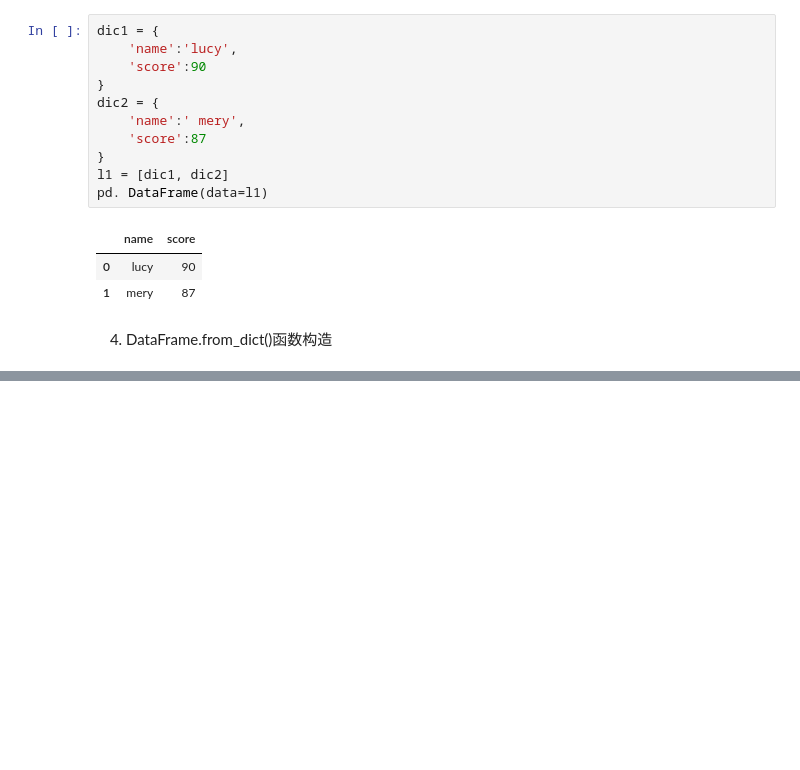
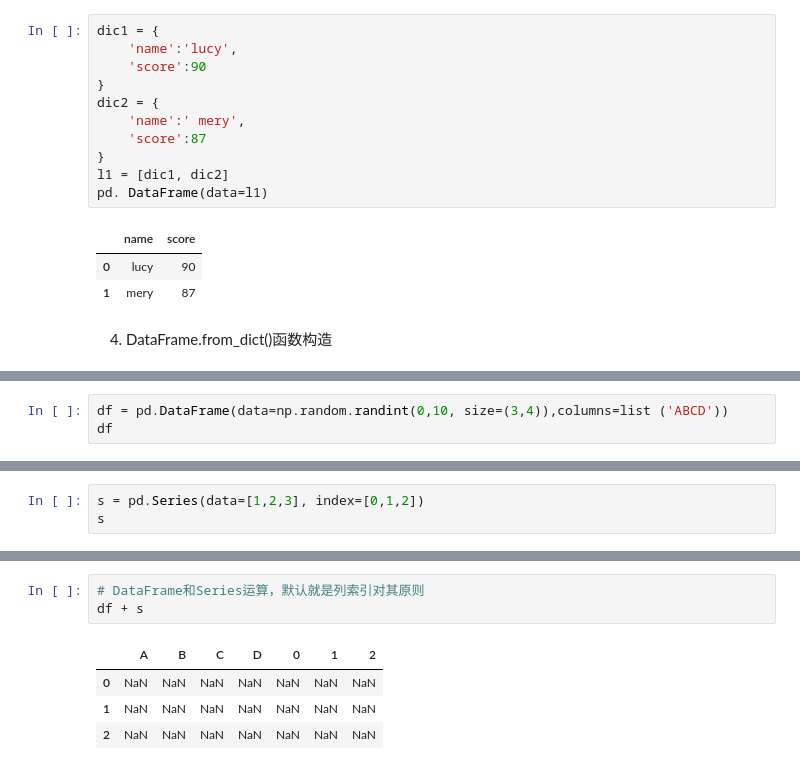
Before and after one commit to Leecoin49/StudyNote, a Jupyter notebook: LLM/AILLM_Luffy/1.Python/第20章Pandas/1.pandas核心数据类型.ipynb, the cells around one changed output, grey strips where cells are left out. Drawn from its saved outputs; the diff is of its cells as text; blank space fills up the shorter version.

```diff
--- a/LLM/AILLM_Luffy/1.Python/第20章Pandas/1.pandas核心数据类型.ipynb
+++ b/LLM/AILLM_Luffy/1.Python/第20章Pandas/1.pandas核心数据类型.ipynb
@@ -381,0 +419,3 @@ pd.DataFrame(data=dictionary)
+# %%
+df = pd.DataFrame(data=np.random.randint(0,10, size=(3,4)),columns=list ('ABCD'))
+df
@@ -381,0 +454,3 @@ pd.DataFrame(data=dictionary)
+# %%
+s = pd.Series(data=[1,2,3], index=[0,1,2])
+s
@@ -381,0 +469,8 @@ pd.DataFrame(data=dictionary)
+# %%
+# DataFrame和Series运算，默认就是列索引对其原则
+df + s
+# %% [output]
+|  | A | B | C | D | 0 | 1 | 2 |
+| 0 | NaN | NaN | NaN | NaN | NaN | NaN | NaN |
+| 1 | NaN | NaN | NaN | NaN | NaN | NaN | NaN |
+| 2 | NaN | NaN | NaN | NaN | NaN | NaN | NaN |
```
Also changed, not shown: parts of 40 cells of this notebook.
